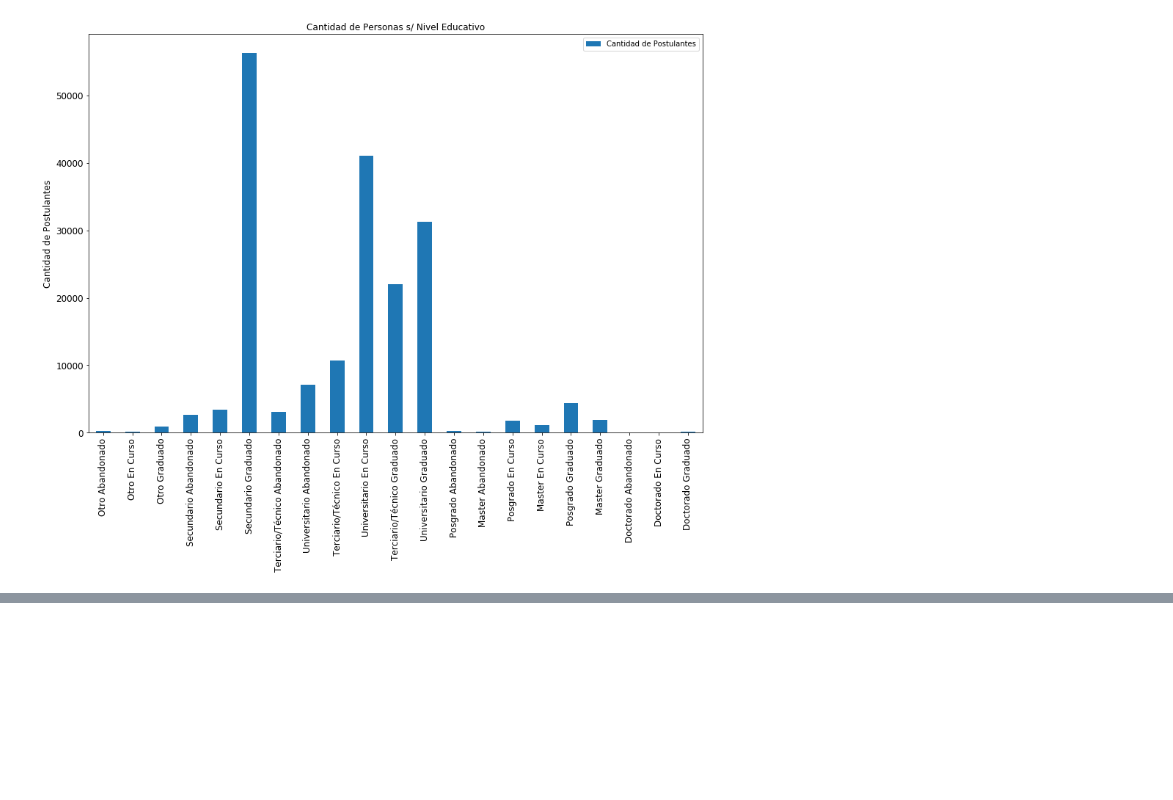
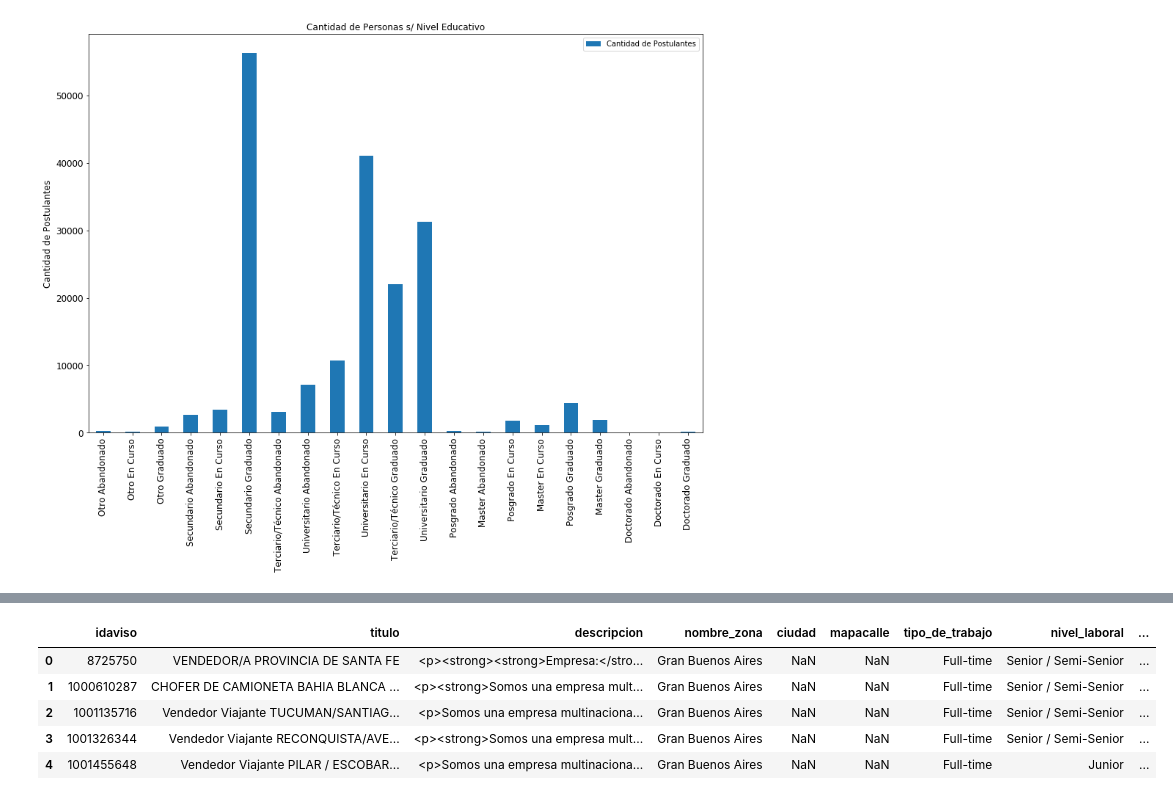
Before and after one commit to PRPablo/dataJobSearches, a Jupyter notebook: exploratoryAnalysis/tp_adri.ipynb, the cells around one changed output, grey strips where cells are left out. Cells and saved outputs as stored; diff of their text form; code cells hidden in the pictures; blank space fills up the shorter version.

Commit message:
Avisos mas populares.

```diff
--- a/exploratoryAnalysis/tp_adri.ipynb
+++ b/exploratoryAnalysis/tp_adri.ipynb
@@ -129,0 +132,12 @@ plt.show()
+# %%
+# Busco cuales son los avisos mas populares, basandome en la cantidad de postulaciones sobre la cantidad de dias que lleva online.
+avisos_popularidad = postulaciones.groupby(['idaviso'])['fechapostulacion'].agg(['min', 'max', 'count']).reset_index()
+avisos_popularidad['cantidad_dias'] = (avisos_popularidad['max'] - \
+                                       avisos_popularidad['min']).apply(lambda x: x.days).astype(int) + 1
+avisos_popularidad.drop(['min', 'max'], axis=1, inplace=True)
+
+avisos_popularidad['popularidad'] = avisos_popularidad['count'] / avisos_popularidad['cantidad_dias']
+avisos_popularidad.drop(['count', 'cantidad_dias'], axis=1, inplace=True)
+avisos_popularidad.sort_values('popularidad', ascending=False, inplace=True)
+
+avisos_popularidad.head(20)
@@ -129,0 +162,12 @@ plt.show()
+# %%
+avisos_detalles = pd.merge(avisos_detalles, avisos_popularidad, how='inner', \
+                          left_on='idaviso', right_on='idaviso')
+# %%
+avisos_detalles.head()
+# %% [output]
+|  | idaviso | titulo | descripcion | nombre_zona | ciudad | mapacalle | tipo_de_trabajo | nivel_laboral | ... |
+| 0 | 8725750 | VENDEDOR/A PROVINCIA DE SANTA FE | <p><strong><strong>Empresa:</stro... | Gran Buenos Aires | NaN | NaN | Full-time | Senior / Semi-Senior | ... |
+| 1 | 1000610287 | CHOFER DE CAMIONETA BAHIA BLANCA ... | <p><strong>Somos una empresa mult... | Gran Buenos Aires | NaN | NaN | Full-time | Senior / Semi-Senior | ... |
+| 2 | 1001135716 | Vendedor Viajante TUCUMAN/SANTIAG... | <p>Somos una empresa multinaciona... | Gran Buenos Aires | NaN | NaN | Full-time | Senior / Semi-Senior | ... |
+| 3 | 1001326344 | Vendedor Viajante RECONQUISTA/AVE... | <p><strong>Somos una empresa mult... | Gran Buenos Aires | NaN | NaN | Full-time | Senior / Semi-Senior | ... |
+| 4 | 1001455648 | Vendedor Viajante PILAR / ESCOBAR... | <p>Somos una empresa multinaciona... | Gran Buenos Aires | NaN | NaN | Full-time | Junior | ... |
```
Also changed, not shown: parts of 3 cells of this notebook.
